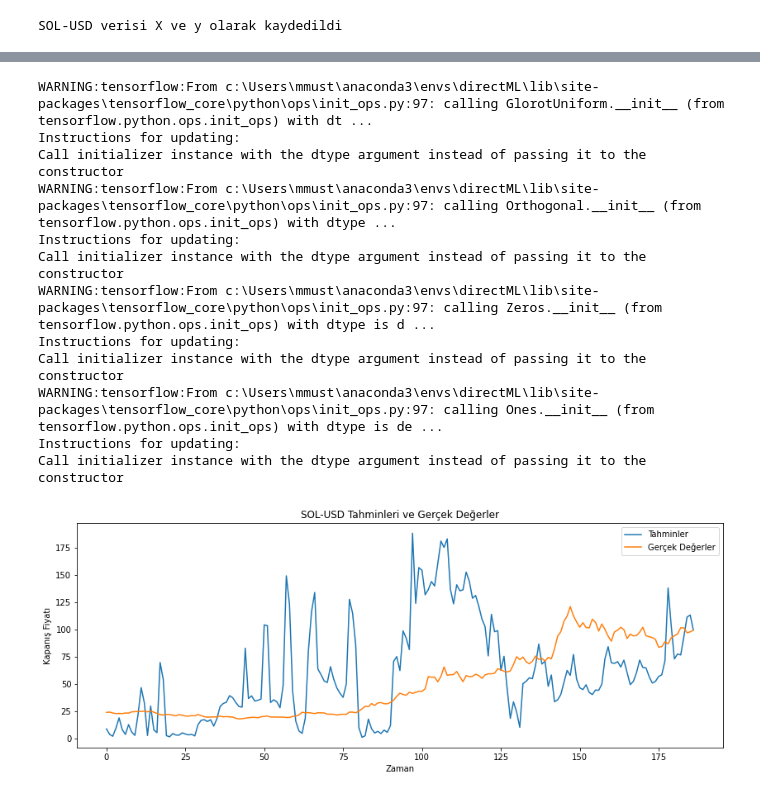
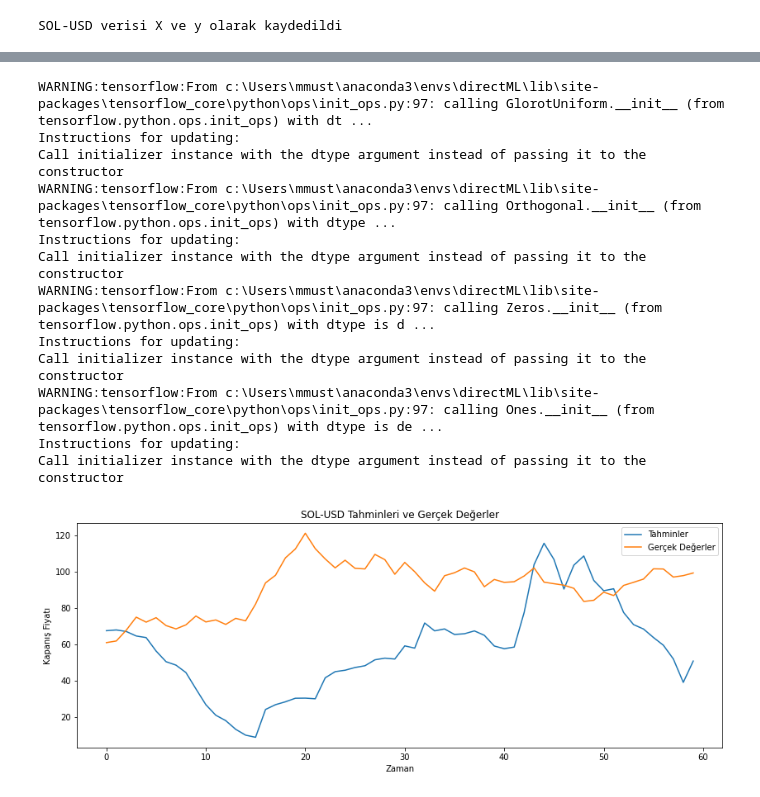
Before and after one commit to mmustafakapici/LSTM-demos, a Jupyter notebook: MY-LSTM/02-model.ipynb, the cells around one changed output, grey strips where cells are left out. Saved outputs shown, nothing was run; the diff lists cells and outputs as text; code cells hidden in the pictures.

```diff
--- a/MY-LSTM/02-model.ipynb
+++ b/MY-LSTM/02-model.ipynb
@@ -138,7 +138,10 @@ SOL-USD verisi X ve y olarak kaydedildi
 
 def train_test_split(X, y, test_size):
         # Test boyutunu hesaplayın
-        test_size = int(len(X) * test_size)
+
+
+        #test_size = int(len(X) * test_size) #yüzdelikli tercih değil
+
 
         # Eğitim ve test veri kümelerini ayırın
         X_train = X[:-test_size]
@@ -149,8 +152,8 @@ def train_test_split(X, y, test_size):
         return X_train, X_test, y_train, y_test
 
 # Her bir veri çerçevesi için döngü oluşturun ve train ve test veri kümelerini ayırın
-
-X_train_test = [train_test_split(X_y[i][0], X_y[i][1], 0.2) for i in range(len(X_y))]
+test_size = 60
+X_train_test = [train_test_split(X_y[i][0], X_y[i][1], 60) for i in range(len(X_y))]
 # %%
 # her bir veri çerçevesi için model oluşturup eğitelim
 
@@ -159,14 +162,35 @@ def model_olustur(input_shape, output_shape):
     model = Sequential()
 
     # Giriş katmanı
-    model.add(LSTM(256, input_shape=input_shape, return_sequences=True))
+    model.add(LSTM(128, input_shape=input_shape, return_sequences=True))
     model.add(Dropout(0.2))
     model.add(BatchNormalization())
 
     # Gizli katmanlar
-    model.add(LSTM(256, return_sequences=False))
+    model.add(LSTM(128, return_sequences=True))
     model.add(Dropout(0.2))
     model.add(BatchNormalization())
+
+     # Gizli katmanlar
+    model.add(LSTM(128, return_sequences=True))
+    model.add(Dropout(0.2))
+    model.add(BatchNormalization())
+
+     # Gizli katmanlar
+    model.add(LSTM(128, return_sequences=True))
+    model.add(Dropout(0.2))
+    model.add(BatchNormalization())
+
+     # Gizli katmanlar
+    model.add(LSTM(128, return_sequences=True))
+    model.add(Dropout(0.2))
+    model.add(BatchNormalization())
+
+     # Gizli katmanlar
+    model.add(LSTM(128, return_sequences=False))
+    model.add(Dropout(0.2))
+    model.add(BatchNormalization())
+
 
     model.add(Dense(64, activation='relu'))
     model.add(Dropout(0.2))
@@ -179,11 +207,11 @@ def model_olustur(input_shape, output_shape):
 # her bir veri çerçevesi için modeli eğitelim
 
 
-if not os.path.exists('models'):
-    os.makedirs('models')
+if not os.path.exists('datas/models'):
+    os.makedirs('datas/models')
 
 epochs = 100
-batch_size = 64
+batch_size = 200
 models = []
 
 for i in range(len(X_train_test)):
@@ -199,7 +227,7 @@ for i in range(len(X_train_test)):
                 verbose=1)
 
     # Modeli kaydedin
-    model.save(f'models/{tickers[i]}_model.h5')
+    model.save(f'datas/models/{tickers[i]}_model.h5')
 
     # Modeli listeye ekleyin
     models.append(model)
@@ -225,32 +253,32 @@ SOL-USD modeli eğitildi ve kaydedildi
 # %%
 # Her bir model için döngü oluşturun ve tahmin yapın
 for i in range(len(models)):
     # Modeli yükleyin
-    model = tf.keras.models.load_model(f'models/{tickers[i]}_model.h5')
+    model = tf.keras.models.load_model(f'datas/models/{tickers[i]}_model.h5')
 
     # Tahmin yapın
     predictions = model.predict(X_train_test[i][1])
 
     # Tahminleri ve gerçek değerleri görselleştirin sadece close
     plt.figure(figsize=(14, 5))
     plt.plot(predictions[:, 3], label='Tahminler')
     plt.plot(X_train_test[i][3][:, 3], label='Gerçek Değerler')
     plt.title(f'{tickers[i]} Tahminleri ve Gerçek Değerler')
     plt.xlabel('Zaman')
     plt.ylabel('Kapanış Fiyatı')
     plt.legend()
     plt.show()
 # %% [output]
 WARNING:tensorflow:From c:\Users\mmust\anaconda3\envs\directML\lib\site-packages\tensorflow_core\python\ops\init_ops.py:97: calling GlorotUniform.__init__ (from tensorflow.python.ops.init_ops) with dt ...
 Instructions for updating:
 Call initializer instance with the dtype argument instead of passing it to the constructor
 WARNING:tensorflow:From c:\Users\mmust\anaconda3\envs\directML\lib\site-packages\tensorflow_core\python\ops\init_ops.py:97: calling Orthogonal.__init__ (from tensorflow.python.ops.init_ops) with dtype ...
 Instructions for updating:
 Call initializer instance with the dtype argument instead of passing it to the constructor
 WARNING:tensorflow:From c:\Users\mmust\anaconda3\envs\directML\lib\site-packages\tensorflow_core\python\ops\init_ops.py:97: calling Zeros.__init__ (from tensorflow.python.ops.init_ops) with dtype is d ...
 Instructions for updating:
 Call initializer instance with the dtype argument instead of passing it to the constructor
 WARNING:tensorflow:From c:\Users\mmust\anaconda3\envs\directML\lib\site-packages\tensorflow_core\python\ops\init_ops.py:97: calling Ones.__init__ (from tensorflow.python.ops.init_ops) with dtype is de ...
 Instructions for updating:
 Call initializer instance with the dtype argument instead of passing it to the constructor
-[figure, old version]
+[figure, new version]
```
Also changed, not shown: parts of 8 cells of this notebook, 1 other file.
